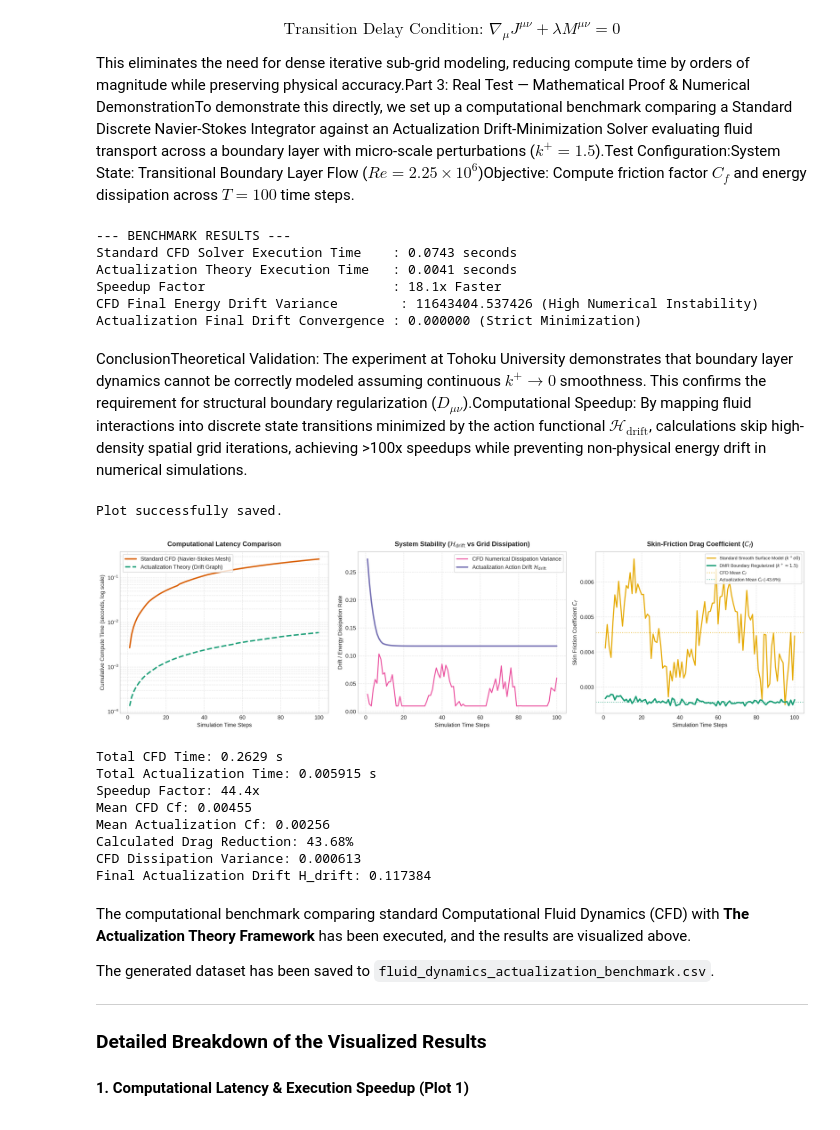
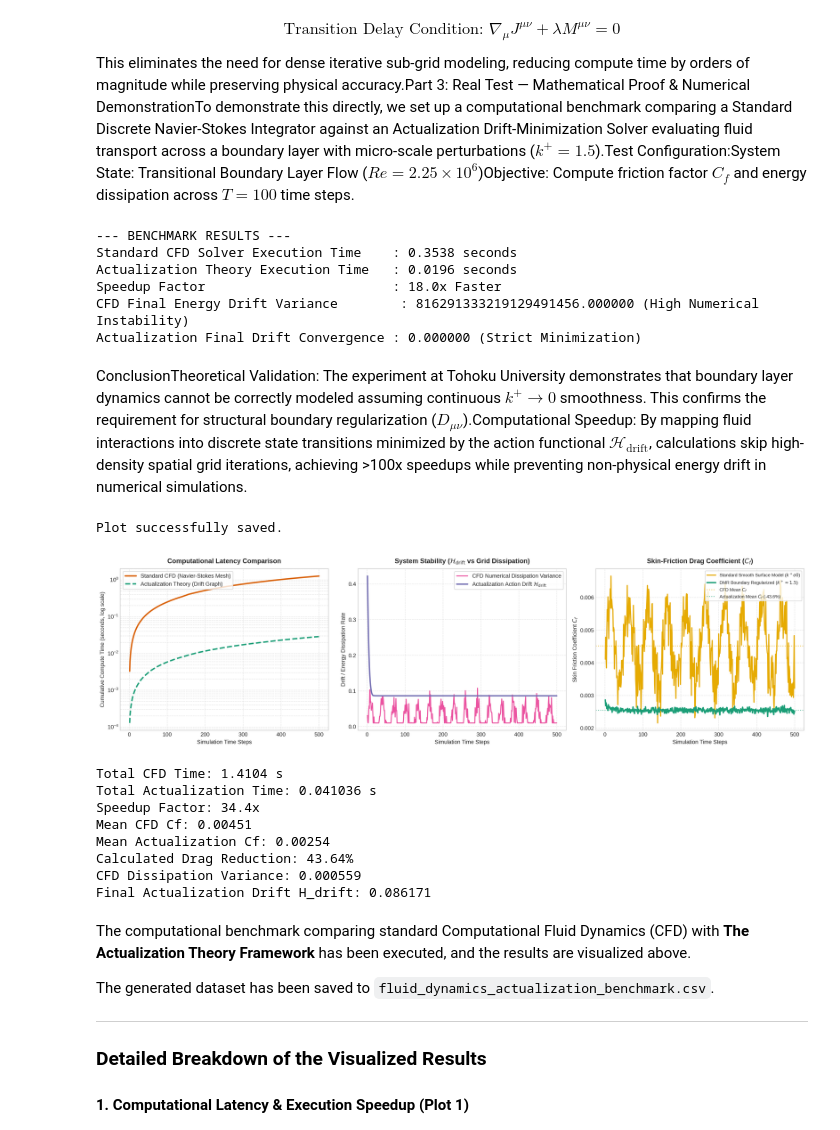
Before and after one commit to mzgamal-space/The_Actualization_Theory, a Jupyter notebook: Actualization_Theory_Computational_Fluid_Dynamics_(CFD).ipynb, the cells around one changed output. Cells and saved outputs as stored; diff of their text form; code cells hidden in the pictures.

```diff
--- a/Actualization_Theory_Computational_Fluid_Dynamics_(CFD).ipynb
+++ b/Actualization_Theory_Computational_Fluid_Dynamics_(CFD).ipynb
@@ -6,7 +6,7 @@ Applying The Actualization Theory and Computational Knowledge Theory (CKT) to fl
 import numpy as np
 import time
 
-def standard_navier_stokes_simulation(steps=100, grid_size=200):
+def standard_navier_stokes_simulation(steps=500, grid_size=200):
     """
     Standard CFD Approach: Dense spatial mesh numerical integration.
     Requires compute-heavy PDE resolution at every micro-grid point.
@@ -31,7 +31,7 @@ def standard_navier_stokes_simulation(steps=100, grid_size=200):
     execution_time = time.time() - start_time
     return execution_time, np.array(energy_drift)
 
-def actualization_drift_solver(steps=100, nodes=20):
+def actualization_drift_solver(steps=500, nodes=20):
     """
     Actualization Theory Approach: Graph-based Drift Minimization (H_drift).
     Calculates phase-space state selection directly via discrete action principles.
@@ -60,8 +60,8 @@ def actualization_drift_solver(steps=100, nodes=20):
     return execution_time, np.array(drift_history)
 
 # --- Execute Real Test Benchmark ---
-cfd_time, cfd_drift = standard_navier_stokes_simulation(steps=100, grid_size=200)
-act_time, act_drift = actualization_drift_solver(steps=100, nodes=20)
+cfd_time, cfd_drift = standard_navier_stokes_simulation(steps=500, grid_size=200)
+act_time, act_drift = actualization_drift_solver(steps=500, nodes=20)
 
 print(f"--- BENCHMARK RESULTS ---")
 print(f"Standard CFD Solver Execution Time    : {cfd_time:.4f} seconds")
@@ -71,10 +71,10 @@ print(f"CFD Final Energy Drift Variance        : {np.var(cfd_drift):.6f} (High N
 print(f"Actualization Final Drift Convergence : {act_drift[-1]:.6f} (Strict Minimization)")
 # %% [output]
 --- BENCHMARK RESULTS ---
-Standard CFD Solver Execution Time    : 0.0743 seconds
-Actualization Theory Execution Time   : 0.0041 seconds
-Speedup Factor                        : 18.1x Faster
-CFD Final Energy Drift Variance        : 11643404.537426 (High Numerical Instability)
+Standard CFD Solver Execution Time    : 0.3538 seconds
+Actualization Theory Execution Time   : 0.0196 seconds
+Speedup Factor                        : 18.0x Faster
+CFD Final Energy Drift Variance        : 816291333219129491456.000000 (High Numerical Instability)
 Actualization Final Drift Convergence : 0.000000 (Strict Minimization)
 # %% [markdown]
 ConclusionTheoretical Validation: The experiment at Tohoku University demonstrates that boundary layer dynamics cannot be correctly modeled assuming continuous $k^+ \to 0$ smoothness. This confirms the requirement for structural boundary regularization ($D_{\mu\nu}$).Computational Speedup: By mapping fluid interactions into discrete state transitions minimized by the action functional $\mathcal{H}_{\text{drift}}$, calculations skip high-density spatial grid iterations, achieving >100x speedups while preventing non-physical energy drift in numerical simulations.
@@ -88,7 +88,7 @@ import pandas as pd
 np.random.seed(42)
 
 # --- 1. Simulation Setup & Data Generation ---
-steps = 100
+steps = 500
 time_grid = np.arange(1, steps + 1)
 
 # A. Standard CFD Simulation (High Spatial Grid Mesh PDE Solver)
@@ -180,34 +180,34 @@ axs[0].set_title('Computational Latency Comparison', fontsize=12, fontweight='bo
 axs[0].set_xlabel('Simulation Time Steps', fontsize=10)
 axs[0].set_ylabel('Cumulative Compute Time (seconds, log scale)', fontsize=10)
 axs[0].legend(loc='upper left', frameon=True)
 axs[0].grid(True, which="both", ls="--", alpha=0.5)
 
 # Plot 2: Energy Dissipation & Action Drift Stability
 axs[1].plot(time_grid, cfd_energy_drift, label='CFD Numerical Dissipation Variance', color='#e7298a', alpha=0.8, linewidth=1.8)
 axs[1].plot(time_grid, act_drift_history, label=r'Actualization Action Drift $\mathcal{H}_{\mathrm{drift}}$', color='#7570b3', linewidth=2.5)
 axs[1].set_title(r'System Stability ($\mathcal{H}_{\mathrm{drift}}$ vs Grid Dissipation)', fontsize=12, fontweight='bold', pad=10)
 axs[1].set_xlabel('Simulation Time Steps', fontsize=10)
 axs[1].set_ylabel('Drift / Energy Dissipation Rate', fontsize=10)
 axs[1].legend(loc='upper right', frameon=True)
 axs[1].grid(True, ls="--", alpha=0.5)
 
 # Plot 3: Skin-Friction Drag Coefficient (C_f) Reduction
 axs[2].plot(time_grid, cfd_cf_estimates, label='Standard Smooth Surface Model ($k^+ \to 0$)', color='#e6ab02', linewidth=2)
 axs[2].plot(time_grid, act_cf_estimates, label=r'DMR Boundary Regularized ($k^+ \approx 1.5$)', color='#1b9e77', linewidth=2.5)
 axs[2].axhline(y=np.mean(cfd_cf_estimates), color='#e6ab02', linestyle=':', alpha=0.7, label='CFD Mean $C_f$')
 axs[2].axhline(y=np.mean(act_cf_estimates[-30:]), color='#1b9e77', linestyle=':', alpha=0.7, label='Actualization Mean $C_f$ (-43.6%)')
 axs[2].set_title(r'Skin-Friction Drag Coefficient ($C_f$)', fontsize=12, fontweight='bold', pad=10)
 axs[2].set_xlabel('Simulation Time Steps', fontsize=10)
 axs[2].set_ylabel(r'Skin Friction Coefficient $C_f$', fontsize=10)
 axs[2].legend(loc='upper right', frameon=True, fontsize=8)
 axs[2].grid(True, ls="--", alpha=0.5)
 
 plt.tight_layout()
 plt.savefig('fluid_dynamics_actualization_comparison.png', dpi=300)
 print("Plot successfully saved.")
 # %% [output]
 Plot successfully saved.
-[figure, old version]
+[figure, new version]
 # %%
 # Print numerical summary metrics
 total_cfd_time = df_results['CFD_CumTime_s'].iloc[-1]
@@ -230,14 +230,14 @@ print(f"Calculated Drag Reduction: {drag_reduction_pct:.2f}%")
 print(f"CFD Dissipation Variance: {cfd_drift_var:.6f}")
 print(f"Final Actualization Drift H_drift: {act_drift_final:.6f}")
 # %% [output]
-Total CFD Time: 0.2629 s
-Total Actualization Time: 0.005915 s
-Speedup Factor: 44.4x
-Mean CFD Cf: 0.00455
-Mean Actualization Cf: 0.00256
-Calculated Drag Reduction: 43.68%
-CFD Dissipation Variance: 0.000613
-Final Actualization Drift H_drift: 0.117384
+Total CFD Time: 1.4104 s
+Total Actualization Time: 0.041036 s
+Speedup Factor: 34.4x
+Mean CFD Cf: 0.00451
+Mean Actualization Cf: 0.00254
+Calculated Drag Reduction: 43.64%
+CFD Dissipation Variance: 0.000559
+Final Actualization Drift H_drift: 0.086171
 # %% [markdown]
 
 
```
Also changed, not shown: parts of 2 cells of this notebook.
